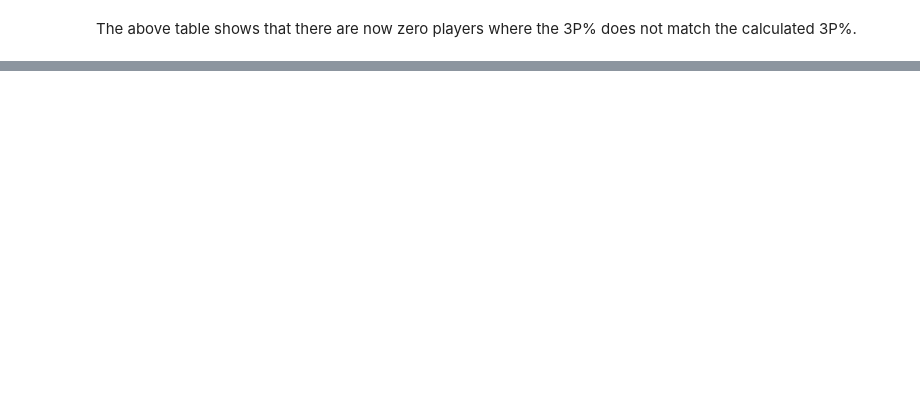
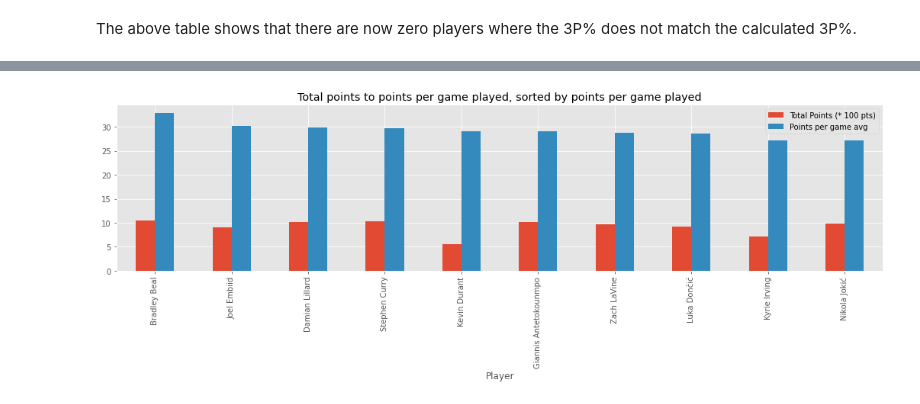
Before and after one commit to s3717566/prac-data-science-a1, a Jupyter notebook: assignment1_TEMPLATE.ipynb, the cells around one changed output, grey strips where cells are left out. Saved outputs shown, nothing was run; the diff lists cells and outputs as text; code cells hidden in the pictures; blank space fills up the shorter version.

```diff
--- a/assignment1_TEMPLATE.ipynb
+++ b/assignment1_TEMPLATE.ipynb
@@ -344,3 +350,5 @@ ax = taskthreedata.sort_values(by='Total Points (* 100 pts)', ascending=False).p
 # %%
-ax = taskthreedata.sort_values(by='Total Points (* 100 pts)', ascending=False).head(10).plot(title='Total points to points per game played, sorted by total points (top 20)',stacked=False, kind='bar', figsize=(18, 4), rot='vertical')
+ax = taskthreedataHundred.sort_values(by='Points per game avg', ascending=False).head(10).plot(title='Total points to points per game played, sorted by points per game played',stacked=False, kind='bar', figsize=(18, 4), rot='vertical')
+# %% [output]
+[figure, added]
 # %%
```
Also changed, not shown: parts of 24 cells of this notebook.
